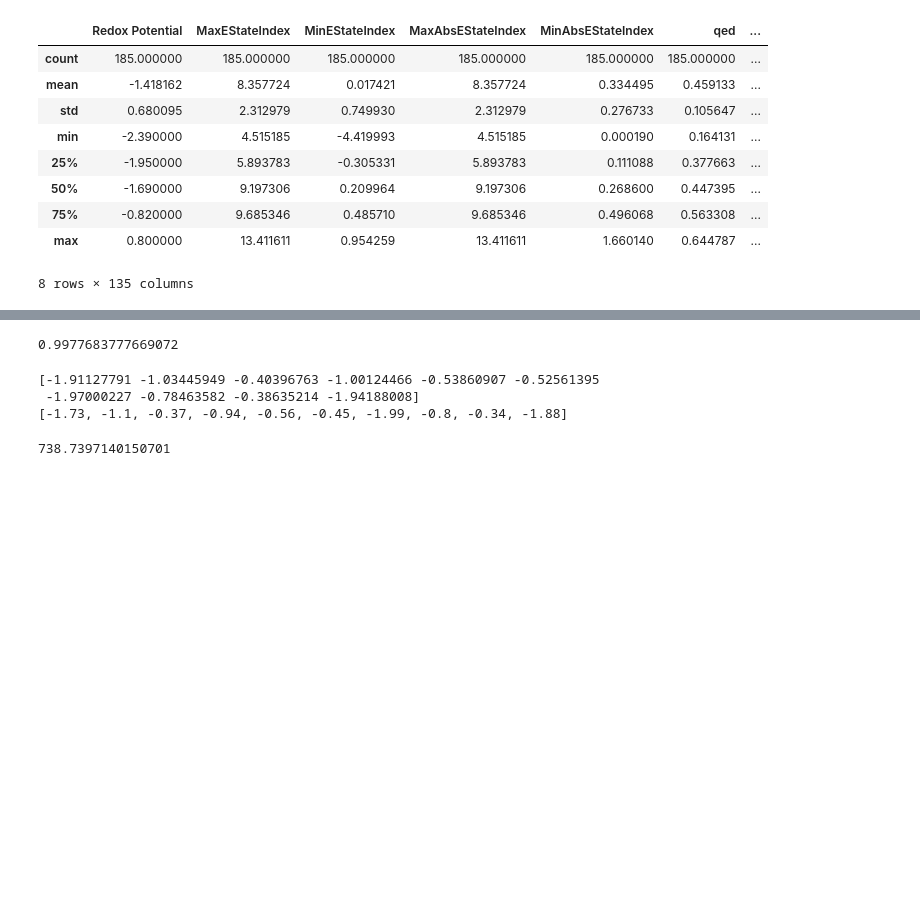
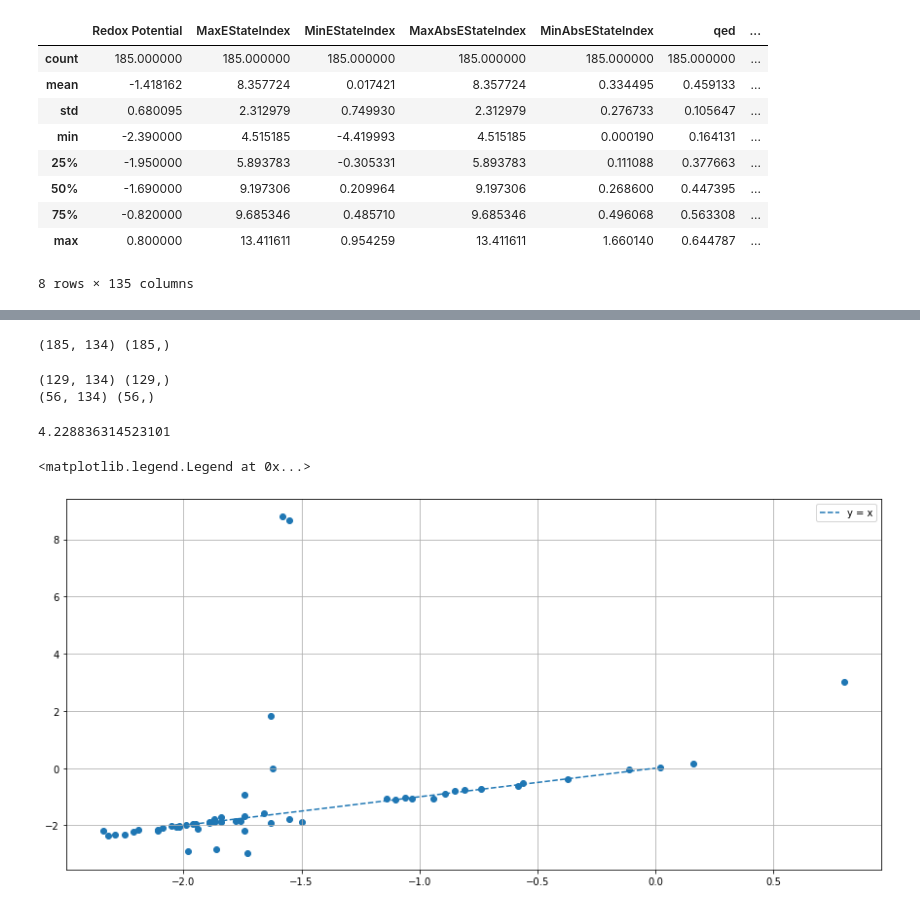
Before and after one commit to siddharth-ncl-work/miscellaneous, a Jupyter notebook: machine_learning_project_ideas/1/model_training.ipynb, the cells around one changed output, grey strips where cells are left out. Drawn from its saved outputs; the diff is of its cells as text; code cells hidden in the pictures; blank space fills up the shorter version.

```diff
--- a/machine_learning_project_ideas/1/model_training.ipynb
+++ b/machine_learning_project_ideas/1/model_training.ipynb
@@ -43,0 +40,14 @@ X_train, X_test, y_train, y_test = train_test_split(X, y, test_size=0.33)
+# %%
+X=data.drop(columns=['Sr. No.','FG','FG Position','Redox Potential','mol_filename_neutral','mol_filename_anion'])
+y=data['Redox Potential']
+print(X.shape,y.shape)
+# %% [output]
+(185, 134) (185,)
+# %%
+from sklearn.model_selection import train_test_split
+X_train, X_test, y_train, y_test = train_test_split(X, y, test_size=0.30)
+print(X_train.shape,y_train.shape)
+print(X_test.shape,y_test.shape)
+# %% [output]
+(129, 134) (129,)
+(56, 134) (56,)
@@ -44,21 +62,14 @@ X_train, X_test, y_train, y_test = train_test_split(X, y, test_size=0.33)
 # %%
 from sklearn.linear_model import LinearRegression
 
-reg = LinearRegression().fit(X_train, y_train)
-reg.score(X_train, y_train)
+reg = LinearRegression().fit(X_train_scaled, y_train)
+
+y_pred=reg.predict(X_test_scaled)
+print(mean_squared_error(y_pred,y_test))
+plt.scatter(y_test,y_pred)
+plt.plot(np.linspace(-2,0),np.linspace(-2,0),ls='dashed',label='y = x')
+plt.legend()
 # %% [output]
-0.9977683777669072
+4.228836314523101
+<matplotlib.legend.Legend at 0x...>
+[figure, added]
-# %%
-print(reg.predict(X_test[-10:]))
-print(list(y_test[-10:]))
-# %% [output]
-[-1.91127791 -1.03445949 -0.40396763 -1.00124466 -0.53860907 -0.52561395
- -1.97000227 -0.78463582 -0.38635214 -1.94188008]
-[-1.73, -1.1, -0.37, -0.94, -0.56, -0.45, -1.99, -0.8, -0.34, -1.88]
-# %%
-from sklearn.metrics import mean_squared_error
-y_pred=reg.predict(X_test)
-print(mean_squared_error(y_pred,y_test))
-plt.scatter(y_test,y_pred)
-# %% [output]
-738.7397140150701
```
Also changed, not shown: parts of 10 cells of this notebook, 1 other file.
